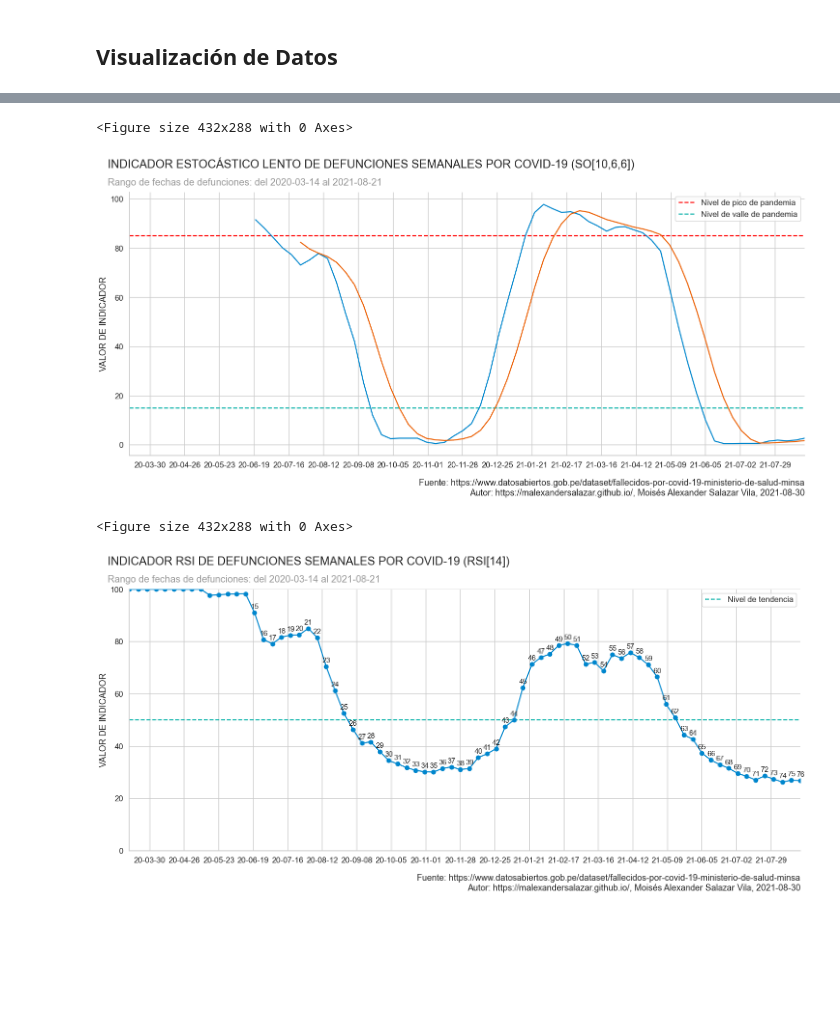
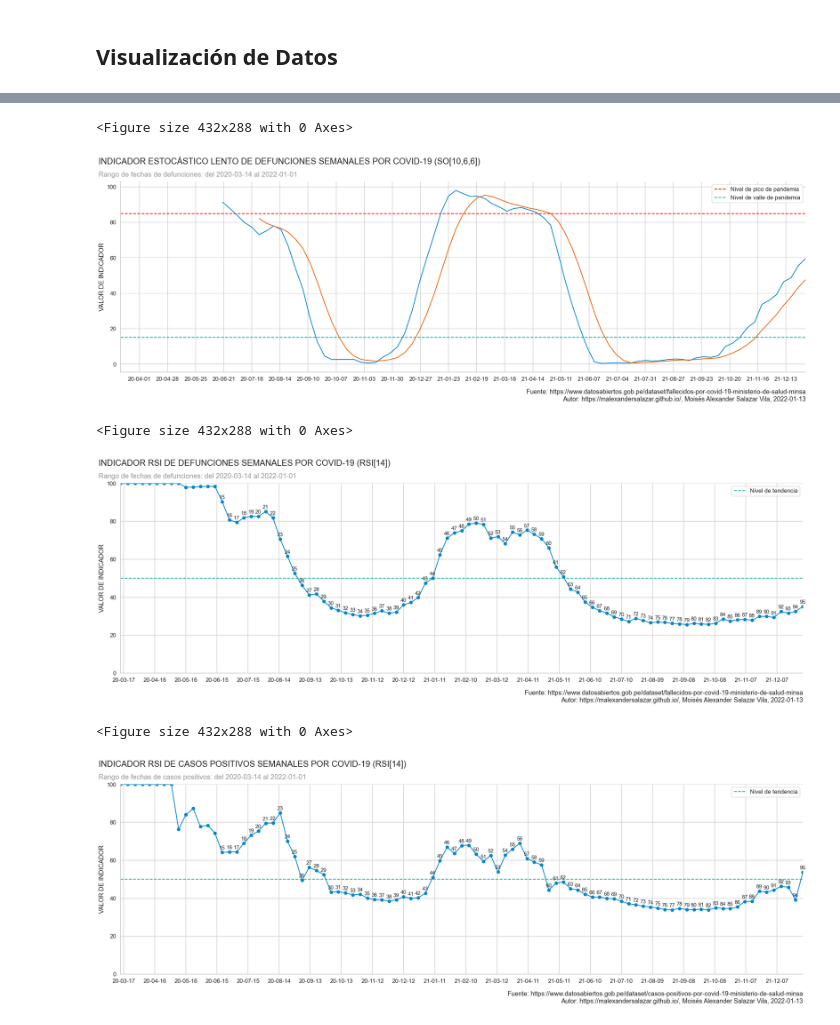
Before and after one commit to malexandersalazar/covid-19-peru-analisis-oleadas, a Jupyter notebook: src/main.ipynb, the cells around one changed output, grey strips where cells are left out. Cells and saved outputs as stored; diff of their text form; code cells hidden in the pictures; blank space fills up the shorter version.

```diff
--- a/src/main.ipynb
+++ b/src/main.ipynb
@@ -15,7 +15,7 @@ sns.set_style("whitegrid")
 # %% [markdown]
 ## Adquisición de Datos
 # %%
-defunciones_df = pd.read_csv('data/defunciones.csv', sep=';', usecols=['FECHA_FALLECIMIENTO','id_persona'])
+defunciones_df = pd.read_csv('data/fallecidos_covid.csv', sep=';', usecols=['FECHA_FALLECIMIENTO','id_persona'])
 defunciones_df.dropna(inplace=True)
 defunciones_df['FECHA_FALLECIMIENTO'] = pd.to_datetime(defunciones_df['FECHA_FALLECIMIENTO'], infer_datetime_format=False, format='%Y%m%d')
 defunciones_df.sort_values('FECHA_FALLECIMIENTO',  ascending=True, inplace=True)
@@ -144,37 +144,37 @@ percentDn = pd.Series(percentD.rolling(6).mean(), name='%Dn')
 # %%
 plt.clf()
 
-fig, axs = plt.subplots(figsize=(25,10))
+fig, axs = plt.subplots(figsize=(35,10))
 plt.figtext(0.1,0.95, 'INDICADOR ESTOCÁSTICO LENTO DE DEFUNCIONES SEMANALES POR COVID-19 (SO[10,6,6])', ha='left', fontsize=24)
 plt.figtext(0.1,0.90, 'Rango de fechas de defunciones: del {} al {}'.format(f'{weekly_deaths["date"].iat[0]:%Y-%m-%d}',f'{weekly_deaths["date"].iat[-1]:%Y-%m-%d}'), ha='left', fontsize=20, color='#999')
 plt.figtext(0.9,0.01, """Fuente: https://www.datosabiertos.gob.pe/dataset/fallecidos-por-covid-19-ministerio-de-salud-minsa
 Autor: https://malexandersalazar.github.io/, Moisés Alexander Salazar Vila, """ + f'{DateTime.now():%Y-%m-%d}', ha='right')
 
 formatter = mdates.DateFormatter("%y-%m-%d")
 locator = mdates.DayLocator(interval=27)
 
 axs.xaxis.set_major_formatter(formatter)
 axs.xaxis.set_major_locator(locator)
 
 axs.plot(weekly_deaths['date'], percentD, color='#0086CD')
 axs.plot(weekly_deaths['date'], percentDn, color='#EC6106')
 axs.hlines(85, weekly_deaths["date"].iat[0], weekly_deaths["date"].iat[-1], color='r', linestyles= 'dashed', label='Nivel de pico de pandemia')
 axs.hlines(15, weekly_deaths["date"].iat[0], weekly_deaths["date"].iat[-1], color='#00AFA6', linestyles= 'dashed', label='Nivel de valle de pandemia')
 
 axs.set_xlim((weekly_deaths["date"].iat[0],weekly_deaths["date"].iat[-1]))
 axs.set_ylabel('VALOR DE INDICADOR')
 axs.legend()
 
 sns.despine(left=False, bottom=False)
 
 filename = 'dist/SO.png'
 plt.savefig("../" + filename, bbox_inches='tight')
 
 plt.show()
 plt.close(fig)
 # %% [output]
 <Figure size 432x288 with 0 Axes>
-[figure, old version]
+[figure, new version]
 # %%
 weekly_delta = weekly_deaths['close'].diff()
 weekly_up = weekly_delta.clip(lower=0)
@@ -188,14 +188,14 @@ weekly_rsi.fillna(method='bfill',inplace=True)
 # %%
 plt.clf()
 
-fig, axs = plt.subplots(figsize=(25,10))
+fig, axs = plt.subplots(figsize=(35,10))
 plt.figtext(0.1,0.95, 'INDICADOR RSI DE DEFUNCIONES SEMANALES POR COVID-19 (RSI[14])', ha='left', fontsize=24)
 plt.figtext(0.1,0.90, 'Rango de fechas de defunciones: del {} al {}'.format(f'{weekly_deaths["date"].iat[0]:%Y-%m-%d}',f'{weekly_deaths["date"].iat[-1]:%Y-%m-%d}'), ha='left', fontsize=20, color='#999')
 plt.figtext(0.9,0.01, """Fuente: https://www.datosabiertos.gob.pe/dataset/fallecidos-por-covid-19-ministerio-de-salud-minsa
 Autor: https://malexandersalazar.github.io/, Moisés Alexander Salazar Vila, """ + f'{DateTime.now():%Y-%m-%d}', ha='right')
 
 formatter = mdates.DateFormatter("%y-%m-%d")
-locator = mdates.DayLocator(interval=27)
+locator = mdates.DayLocator(interval=30)
 
 axs.xaxis.set_major_formatter(formatter)
 axs.xaxis.set_major_locator(locator)
@@ -215,11 +215,59 @@ axs.legend()
 
 sns.despine(left=False, bottom=False)
 
-filename = 'dist/RSI.png'
+filename = 'dist/RSI_FALLECIDOS.png'
 plt.savefig("../" + filename, bbox_inches='tight')
 
 plt.show()
 plt.close(fig)
 # %% [output]
 <Figure size 432x288 with 0 Axes>
-[figure, old version]
+[figure, new version]
+# %%
+weekly_delta = weekly_cases['close'].diff()
+weekly_up = weekly_delta.clip(lower=0)
+weekly_down = -1*weekly_delta.clip(upper=0)
+
+ema_up = weekly_up.ewm(com=14,adjust=False).mean()
+ema_down = weekly_down.ewm(com=14,adjust=False).mean()
+weekly_rs = ema_up/ema_down
+weekly_rsi = 100-(100/(1+weekly_rs))
+weekly_rsi.fillna(method='bfill',inplace=True)
+
+plt.clf()
+
+fig, axs = plt.subplots(figsize=(35,10))
+plt.figtext(0.1,0.95, 'INDICADOR RSI DE CASOS POSITIVOS SEMANALES POR COVID-19 (RSI[14])', ha='left', fontsize=24)
+plt.figtext(0.1,0.90, 'Rango de fechas de casos positivos: del {} al {}'.format(f'{weekly_cases["date"].iat[0]:%Y-%m-%d}',f'{weekly_cases["date"].iat[-1]:%Y-%m-%d}'), ha='left', fontsize=20, color='#999')
+plt.figtext(0.9,0.01, """Fuente: https://www.datosabiertos.gob.pe/dataset/casos-positivos-por-covid-19-ministerio-de-salud-minsa
+Autor: https://malexandersalazar.github.io/, Moisés Alexander Salazar Vila, """ + f'{DateTime.now():%Y-%m-%d}', ha='right')
+
+formatter = mdates.DateFormatter("%y-%m-%d")
+locator = mdates.DayLocator(interval=30)
+
+axs.xaxis.set_major_formatter(formatter)
+axs.xaxis.set_major_locator(locator)
+
+axs.plot(weekly_cases['date'], weekly_rsi, 'o-', color='#0086CD')
+axs.hlines(50, weekly_cases["date"].iat[0], weekly_cases["date"].iat[-1], color='#00AFA6', linestyles= 'dashed', label='Nivel de tendencia')
+
+td = TimeDelta(days=3)
+
+for i in range(14,len(weekly_cases['date'])):
+    axs.text(weekly_cases['date'].iat[i]-td, weekly_rsi.iat[i] + 1.5, str(i+1), fontsize='small')
+
+axs.set_ylim(0,100)
+axs.set_xlim((weekly_cases["date"].iat[0],weekly_cases["date"].iat[-1]))
+axs.set_ylabel('VALOR DE INDICADOR')
+axs.legend()
+
+sns.despine(left=False, bottom=False)
+
+filename = 'dist/RSI_POSITIVOS.png'
+plt.savefig("../" + filename, bbox_inches='tight')
+
+plt.show()
+plt.close(fig)
+# %% [output]
+<Figure size 432x288 with 0 Axes>
+[figure, added]
```
Also changed, not shown: parts of 5 cells of this notebook, 6 other files.
